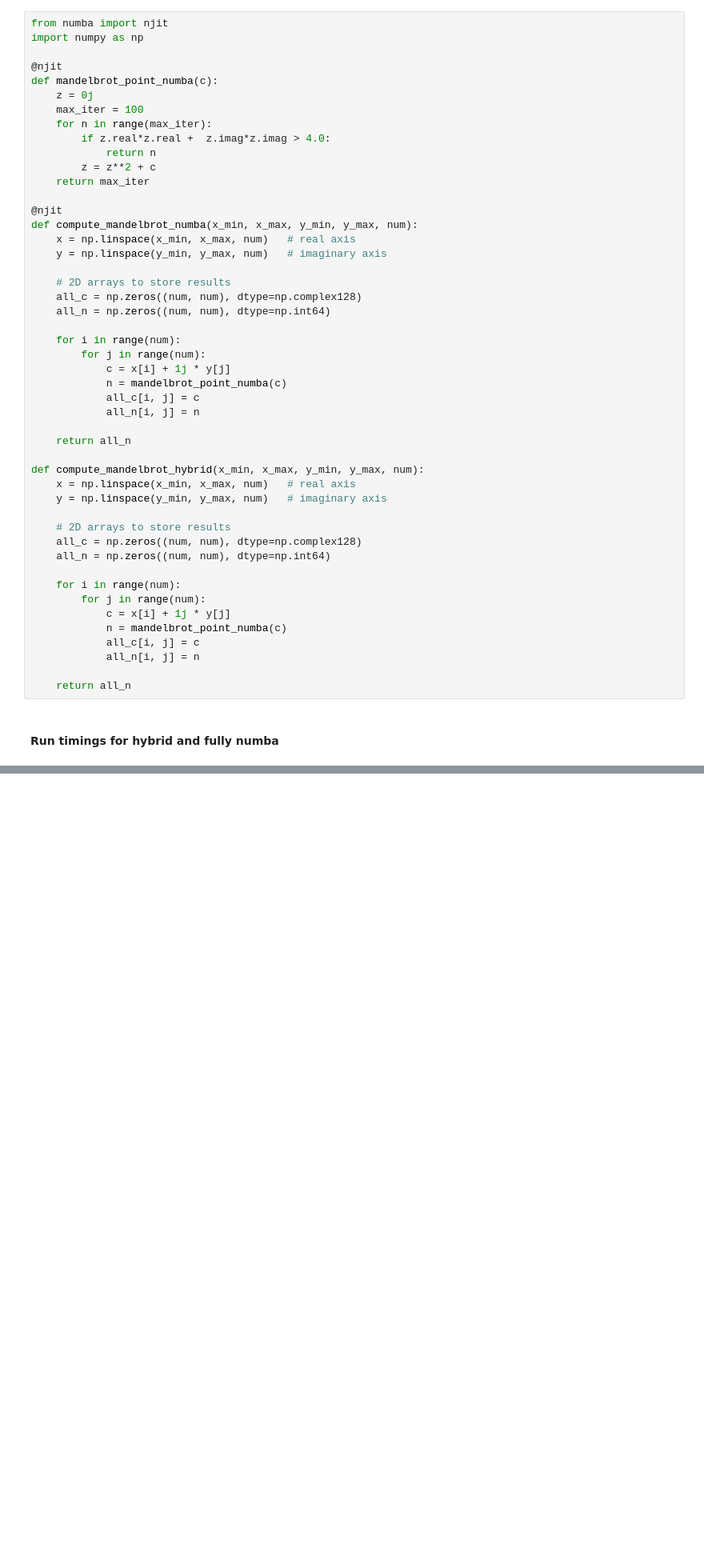
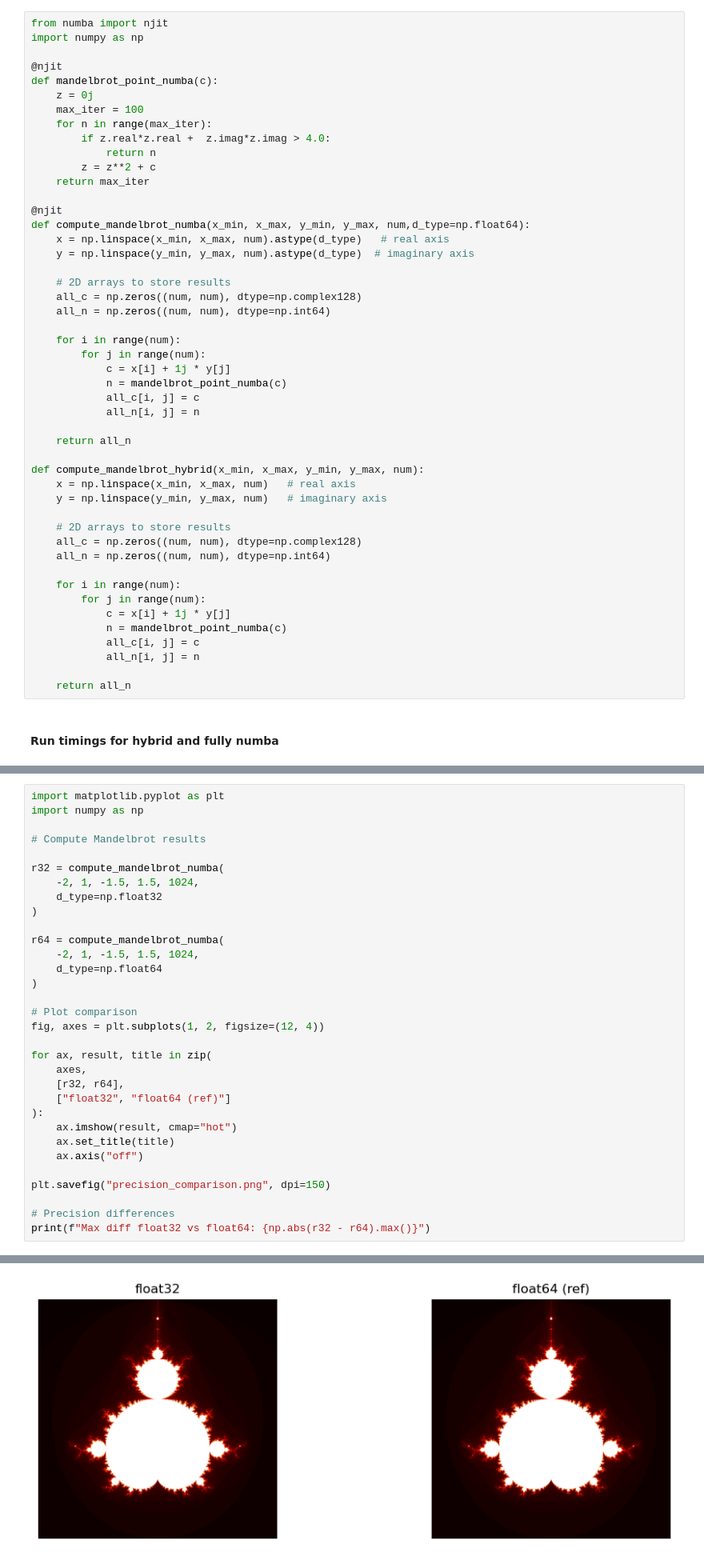
Before and after one commit to rachri7/mandelbrot-nsc, a Jupyter notebook: mandelbrot_perf_nb.ipynb, the cells around one changed output, grey strips where cells are left out. Shown at 80% size. Saved outputs shown, nothing was run; the diff lists cells and outputs as text; blank space fills up the shorter version.

Commit message:
Milestone 4 of lecture 3 tested precision of float32 and float64 Noted no difference in timing

```diff
--- a/mandelbrot_perf_nb.ipynb
+++ b/mandelbrot_perf_nb.ipynb
@@ -139,9 +139,9 @@ def mandelbrot_point_numba(c):
     return max_iter
 
 @njit
-def compute_mandelbrot_numba(x_min, x_max, y_min, y_max, num):
-    x = np.linspace(x_min, x_max, num)   # real axis
-    y = np.linspace(y_min, y_max, num)   # imaginary axis
+def compute_mandelbrot_numba(x_min, x_max, y_min, y_max, num,d_type=np.float64):
+    x = np.linspace(x_min, x_max, num).astype(d_type)   # real axis
+    y = np.linspace(y_min, y_max, num).astype(d_type)  # imaginary axis
 
     # 2D arrays to store results
     all_c = np.zeros((num, num), dtype=np.complex128)
@@ -225,0 +237,33 @@ Extra information
+# %%
+import matplotlib.pyplot as plt
+import numpy as np
+
+# Compute Mandelbrot results
+
+r32 = compute_mandelbrot_numba(
+    -2, 1, -1.5, 1.5, 1024,
+    d_type=np.float32
+)
+
+r64 = compute_mandelbrot_numba(
+    -2, 1, -1.5, 1.5, 1024,
+    d_type=np.float64
+)
+
+# Plot comparison
+fig, axes = plt.subplots(1, 2, figsize=(12, 4))
+
+for ax, result, title in zip(
+    axes,
+    [r32, r64],
+    ["float32", "float64 (ref)"]
+):
+    ax.imshow(result, cmap="hot")
+    ax.set_title(title)
+    ax.axis("off")
+
+plt.savefig("precision_comparison.png", dpi=150)
+
+# Precision differences
+print(f"Max diff float32 vs float64: {np.abs(r32 - r64).max()}")
+# %% [output]
@@ -225,0 +271 @@ Extra information
+[figure, added]
```
Also changed, not shown: parts of 5 cells of this notebook, 3 other files.
